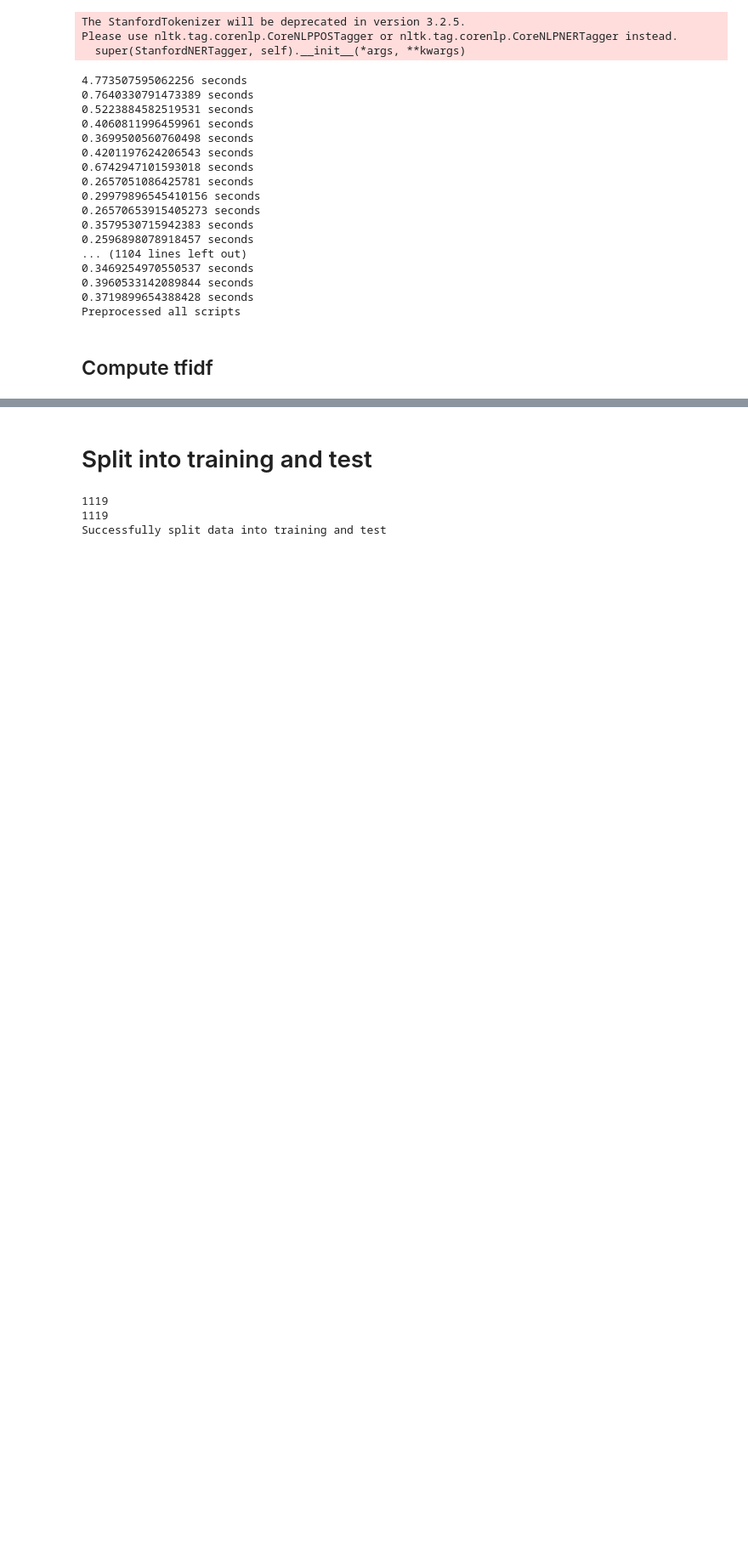
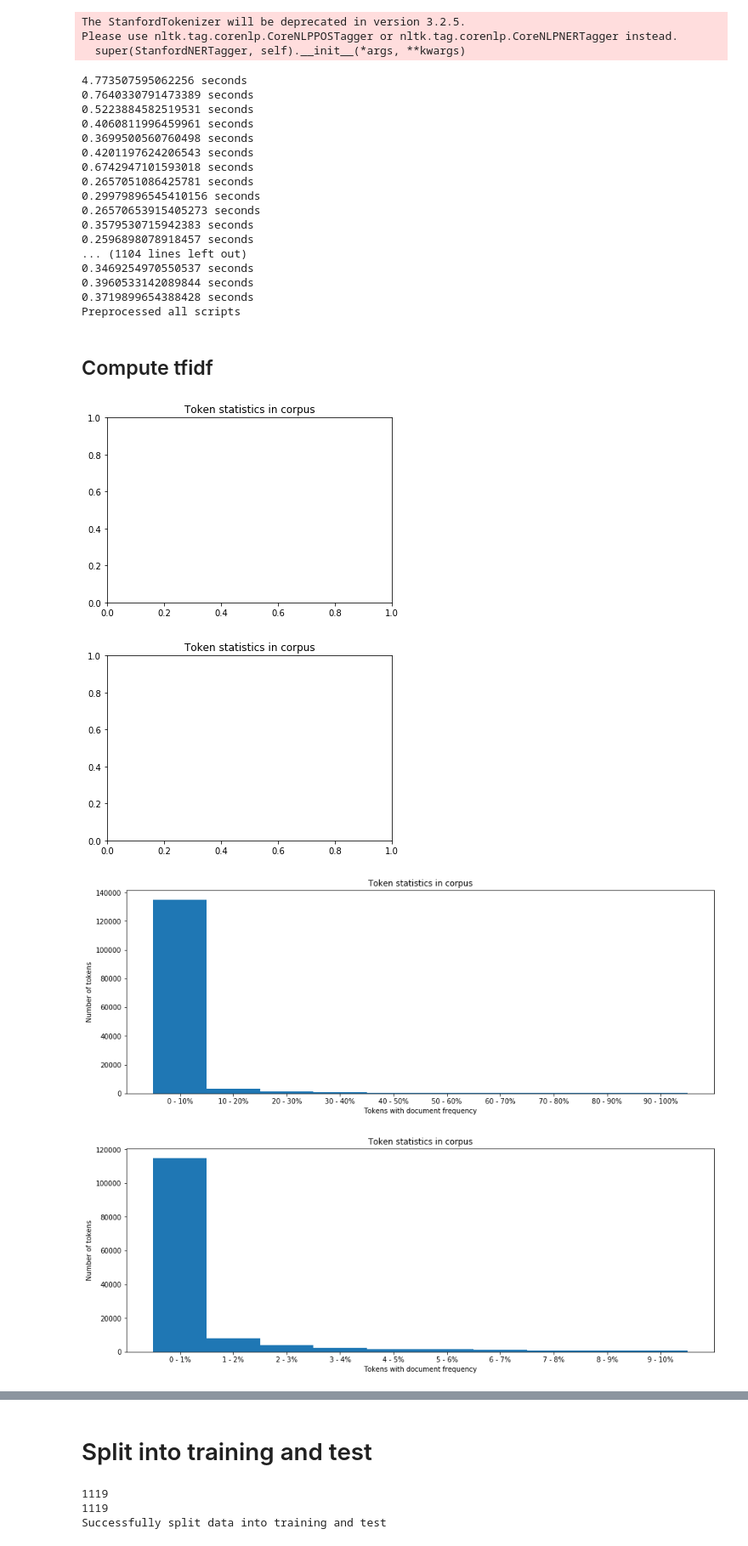
Before and after one commit to RasmusJohns/analyzing_movie_genres, a Jupyter notebook: Project scraper.ipynb, the cells around one changed output, grey strips where cells are left out. Shown at 85% size. Drawn from its saved outputs; the diff is of its cells as text; code cells hidden in the pictures; blank space fills up the shorter version.

```diff
--- a/Project scraper.ipynb
+++ b/Project scraper.ipynb
@@ -279,4 +279,56 @@ import pickle
 preprocessed_scripts = pickle.load(open( "pickled_preprocessed_scripts.p", "rb" ))
 # %% [markdown]
 ## Compute tfidf
+# %%
+from matplotlib.ticker import FuncFormatter
+import matplotlib.pyplot as plt
+import numpy as np
+
+from sklearn.feature_extraction.text import TfidfVectorizer
+from sklearn.feature_extraction.text import CountVectorizer
+
+word_in_ranges = []
+
+for word_range in range(1, 11):
+    word_range /= 10
+    transvector = TfidfVectorizer(stop_words = "english", min_df = word_range - 0.1, max_df = word_range)
+    scripts_tfidf = transvector.fit_transform(preprocessed_scripts)
+    word_in_ranges.append(len(transvector.idf_))
+
+x = np.arange(10)
+
+fig, ax = plt.subplots()
+plt.title('Token statistics in corpus')
+#ax.yaxis.set_major_formatter(formatter)
+plt.bar(x, word_in_ranges, width=1)
+plt.xticks(x, [str(w-10) + " - " + str(w) + "%" for w in range(10,110,10)])
+fig.set_size_inches(15.5, 5.5)
+ax.set_ylabel('Number of tokens')
+ax.set_xlabel('Tokens with document frequency')
+plt.show()
+
+zoomed_word_in_ranges = []
+
+for word_range in range(1, 11):
+    word_range /= 100
+    transvector = TfidfVectorizer(stop_words = "english", min_df = word_range - 0.01, max_df = word_range)
+    scripts_tfidf = transvector.fit_transform(preprocessed_scripts)
+    zoomed_word_in_ranges.append(len(transvector.idf_))
+
+x = np.arange(10)
+
+fig, ax = plt.subplots()
+plt.title('Token statistics in corpus')
+#ax.yaxis.set_major_formatter(formatter)
+plt.bar(x, zoomed_word_in_ranges, width=1)
+plt.xticks(x, [str(w-1) + " - " + str(w) + "%" for w in range(1,11,1)])
+fig.set_size_inches(15.5, 5.5)
+ax.set_ylabel('Number of tokens')
+ax.set_xlabel('Tokens with document frequency')
+plt.show()
+# %% [output]
+[figure, added]
+[figure, added]
+[figure, added]
+[figure, added]
 # %%
```
Also changed, not shown: parts of 8 cells of this notebook.
